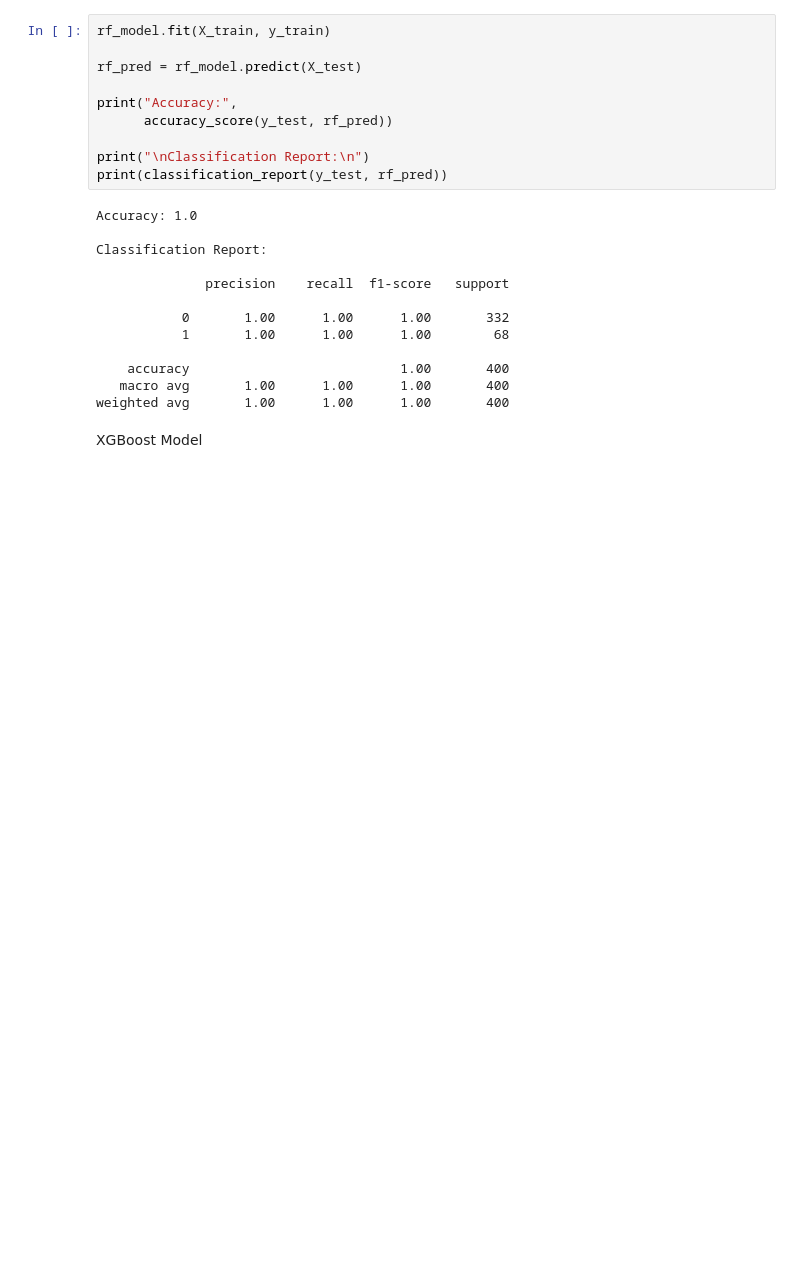
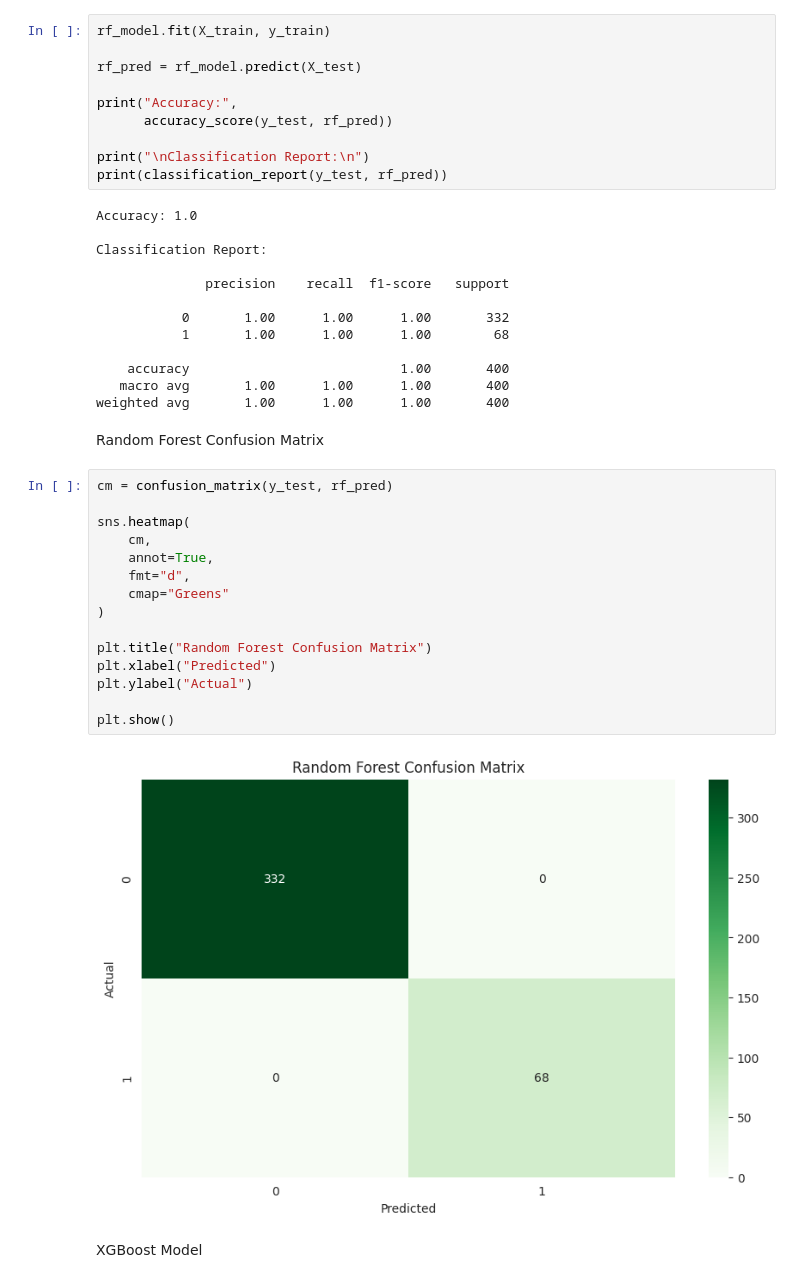
Before and after one commit to Yeabebe/explainable-ai, a Jupyter notebook: loan_approval_xai_analysis.ipynb, the cells around one changed output. Saved outputs shown, nothing was run; the diff lists cells and outputs as text; blank space fills up the shorter version.

```diff
--- a/loan_approval_xai_analysis.ipynb
+++ b/loan_approval_xai_analysis.ipynb
@@ -331,6 +350,25 @@ Classification Report:
     accuracy                           1.00       400
    macro avg       1.00      1.00      1.00       400
 weighted avg       1.00      1.00      1.00       400
+# %% [markdown]
+Random Forest Confusion Matrix
+# %%
+cm = confusion_matrix(y_test, rf_pred)
+
+sns.heatmap(
+    cm,
+    annot=True,
+    fmt="d",
+    cmap="Greens"
+)
+
+plt.title("Random Forest Confusion Matrix")
+plt.xlabel("Predicted")
+plt.ylabel("Actual")
+
+plt.show()
+# %% [output]
+[figure, added]
 # %% [markdown]
 XGBoost Model
 # %%
```
Also changed, not shown: parts of 9 cells of this notebook.
